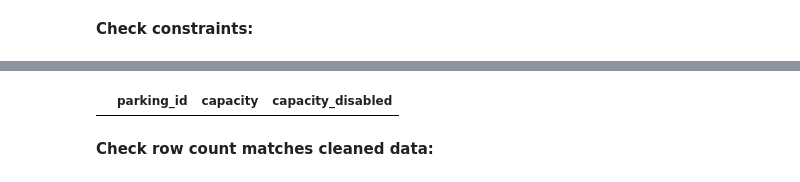
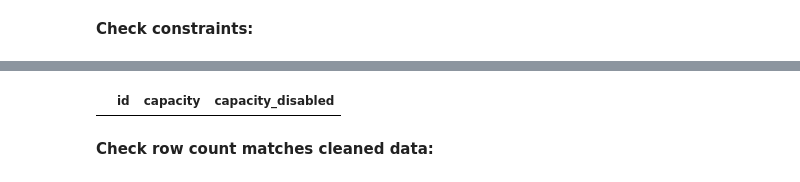
Before and after one commit to Nigar1209/berlin-poi-osm-pipeline, a Jupyter notebook: parking_spaces/scripts/parking_spaces_populating_db.ipynb, the cells around one changed output, grey strips where cells are left out. Cells and saved outputs as stored; diff of their text form; code cells hidden in the pictures.

```diff
--- a/parking_spaces/scripts/parking_spaces_populating_db.ipynb
+++ b/parking_spaces/scripts/parking_spaces_populating_db.ipynb
@@ -1392,14 +1462,14 @@ pd.read_sql(query, engine)
 # %%
 query = f"""
-SELECT parking_id, capacity, capacity_disabled
+SELECT id, capacity, capacity_disabled
 FROM {schema}.parking_spaces
 WHERE capacity < 0
    OR capacity_disabled < 0;
 """
 
 pd.read_sql(query, engine)
 # %% [output]
-|  | parking_id | capacity | capacity_disabled |
+|  | id | capacity | capacity_disabled |
 # %% [markdown]
 **Check row count matches cleaned data:**
 # %%
```
Also changed, not shown: parts of 30 cells of this notebook.
